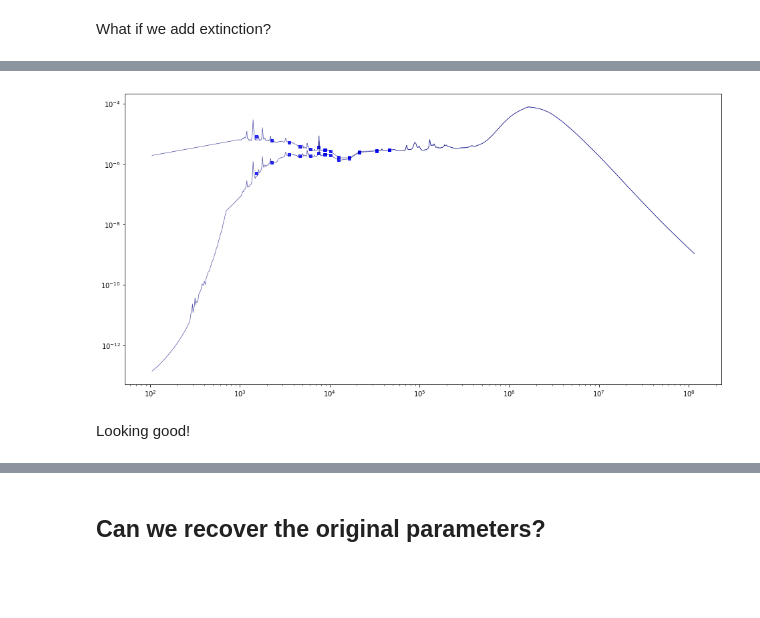
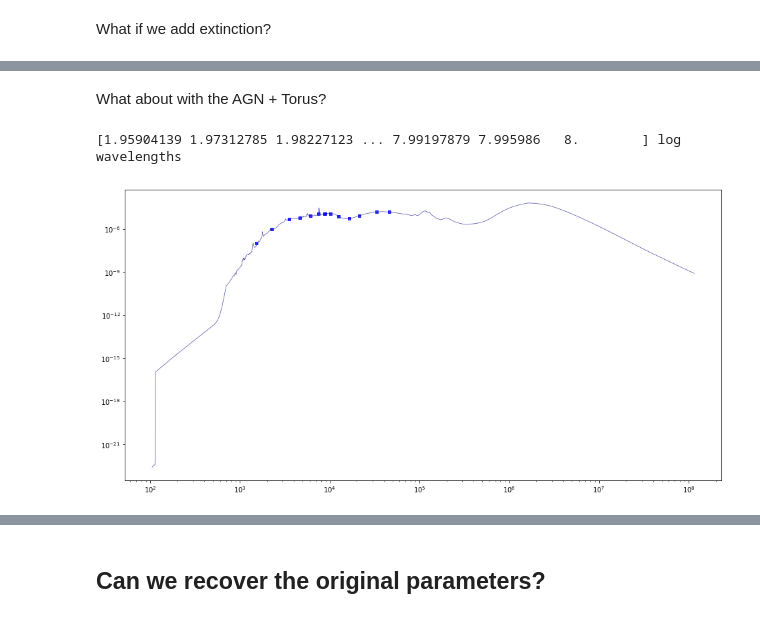
Before and after one commit to mwalmsley/agnfinder, a Jupyter notebook: notebooks/check_inference_on_synthetic_obs.ipynb, the cells around one changed output, grey strips where cells are left out. Cells and saved outputs as stored; diff of their text form; code cells hidden in the pictures; blank space fills up the shorter version.

```diff
--- a/notebooks/check_inference_on_synthetic_obs.ipynb
+++ b/notebooks/check_inference_on_synthetic_obs.ipynb
@@ -94,2 +88,13 @@ model_spectrum_no_agn, model_photometry_no_agn, _ = model.sed(theta_no_agn, obs,
+# %%
+model_param_index = dict(zip(model.free_params, range(len(model.free_params))))
+# %%
+theta_no_agn = model.theta.copy()
+theta_agn = model.theta.copy()
+
+# unobscured agn
+theta_agn[model_param_index['agn_mass']] = 1e15
+theta_agn[model_param_index['agn_torus_mass']] = 0
+theta_no_agn[model_param_index['agn_mass']] = 0
+theta_no_agn[model_param_index['agn_torus_mass']] = 0
 # %%
 fig, ax = plt.subplots(figsize=(16, 8))
@@ -118,0 +122,6 @@ array([1.04602798e-13, 1.06446003e-13, 1.07659756e-13, ...,
+# %%
+theta_agn_extinction = theta_agn.copy()
+theta_agn_no_extinction = theta_agn.copy()
+
+theta_agn_extinction[model_param_index['agn_eb_v']] = 0.5
+theta_agn_no_extinction[model_param_index['agn_eb_v']] = 0
@@ -119,8 +136,15 @@ array([1.04602798e-13, 1.06446003e-13, 1.07659756e-13, ...,
+# %% [markdown]
+What about with the AGN + Torus?
+# %%
+theta_agn_extinction_torus = theta_agn_extinction.copy()
+theta_agn_extinction_no_torus = theta_agn_extinction.copy()
+
+theta_agn_extinction_torus[model_param_index['agn_torus_mass']] = 1.
+theta_agn_extinction_no_torus[model_param_index['agn_torus_mass']] = 0.
 # %%
 fig, ax = plt.subplots(figsize=(16, 8))
-visualise.plot_model_at_obs(ax, model, theta_extinction, synthetic_obs, sps)
-visualise.plot_model_at_obs(ax, model, theta_no_extinction, synthetic_obs, sps)
+# visualise.plot_model_at_obs(ax, model, theta_agn_extinction_no_torus, obs, sps)
+visualise.plot_model_at_obs(ax, model, theta_agn_extinction_torus, obs, sps)
 # %% [output]
+[1.95904139 1.97312785 1.98227123 ... 7.99197879 7.995986   8.        ] log wavelengths
-[figure, old version]
+[figure, new version]
-# %% [markdown]
-Looking good!
```
Also changed, not shown: parts of 40 cells of this notebook, 13 other files.
